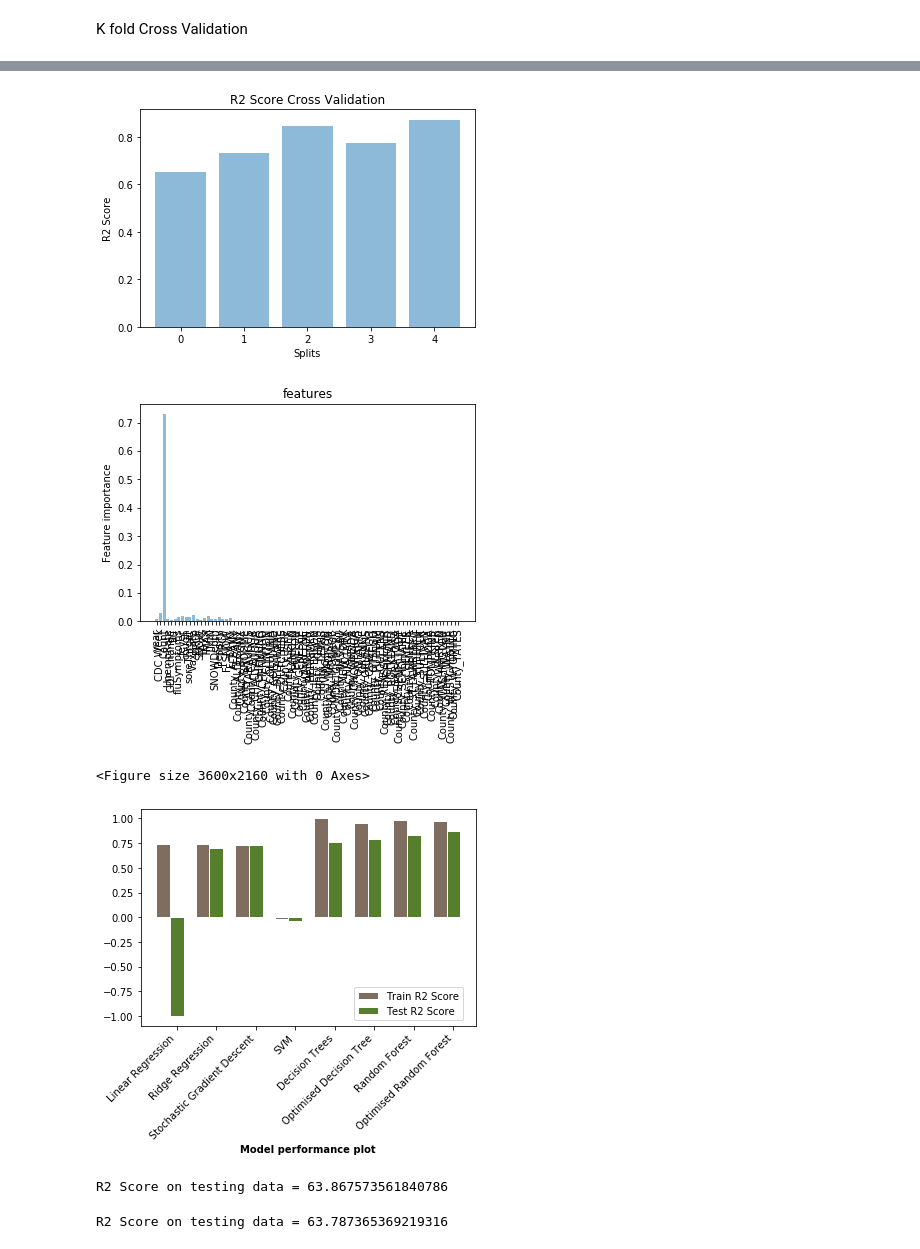
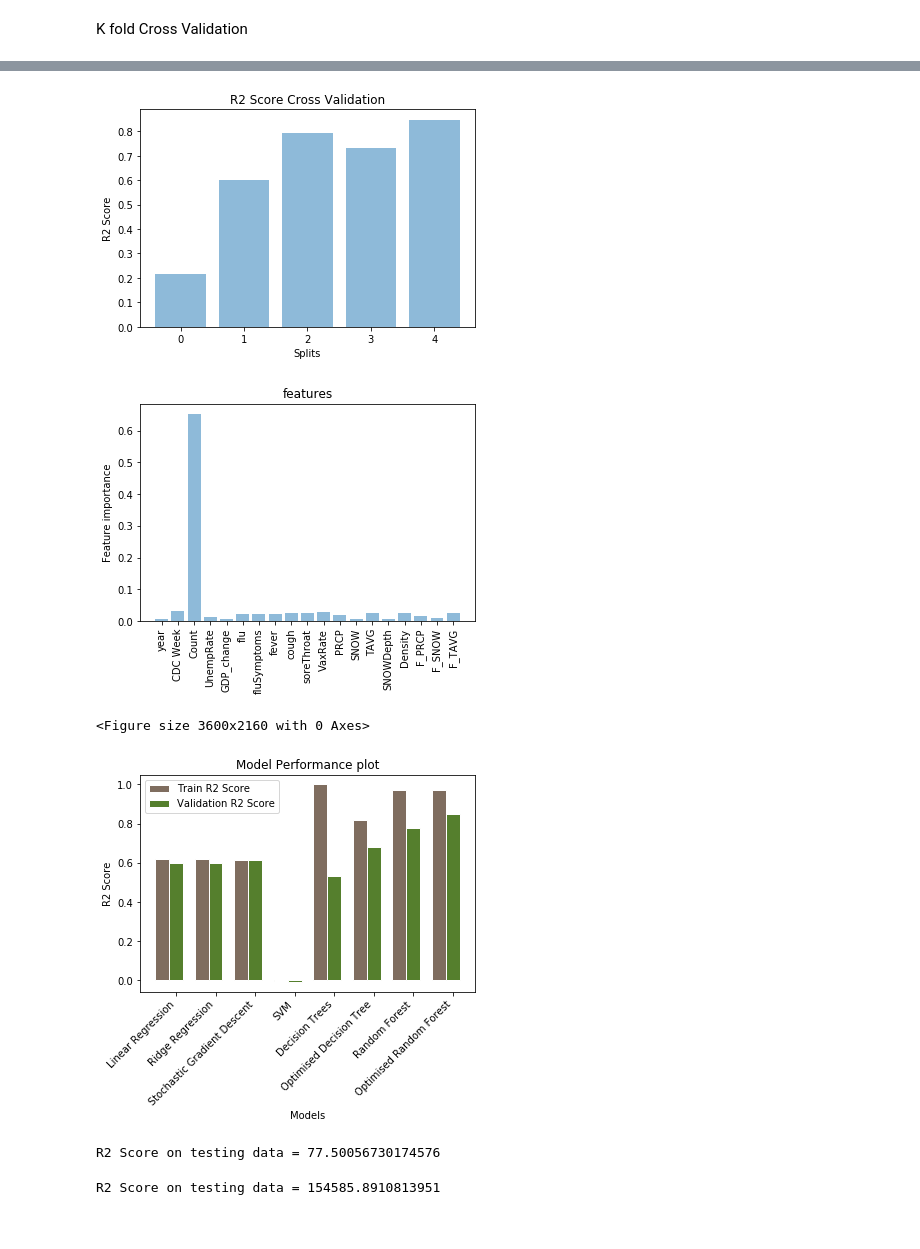
Before and after one commit to shivasanketh-rm/InfluenzaOutbreaks, a Jupyter notebook: IO_pred_model.ipynb, the cells around one changed output, grey strips where cells are left out. Drawn from its saved outputs; the diff is of its cells as text; code cells hidden in the pictures.

```diff
--- a/IO_pred_model.ipynb
+++ b/IO_pred_model.ipynb
@@ -32,7 +32,7 @@ df_master.describe()
 # %%
 columns = list(df_master.columns)
 print("Columns in dataframe = ", columns)
-columns_to_drop = ['County','FIPS', 'County Centroid', 'Disease_INFLUENZA_A','Disease_INFLUENZA_B', 'Disease_INFLUENZA_UNSPECIFIED', 'GDP', 'Population']
+columns_to_drop = ['County','FIPS', 'County Centroid', 'Disease_INFLUENZA_A','Disease_INFLUENZA_B', 'Disease_INFLUENZA_UNSPECIFIED', 'GDP', 'Population', 'TMAX', 'TMIN']
 columns = [x for x in columns if x not in columns_to_drop]
 print("columns = ", columns)
 
@@ -76,9 +76,12 @@ See the caveats in the documentation: http://pandas.pydata.org/pandas-docs/stabl
 # %%
 #Copying all the rows with year == 2018 to df_test
 
-df_test = df_master_modified.loc[df_master_modified['year'] == 2018]
+df_test = df_master_modified.loc[df_master_modified['year'] == 2017]
 print(df_master_modified.shape)
+
 #Deleting all the rows with year == 2018 from County onehot encoded master dataframe
+df_master_modified = df_master_modified.drop(list(np.where(df_master_modified['year'] == 2017)[0]))
+df_master_modified = df_master_modified.reset_index(drop=True)
 df_master_modified = df_master_modified.drop(list(np.where(df_master_modified['year'] == 2018)[0]))
 df_master_modified = df_master_modified.reset_index(drop=True)
 df_master_modified = df_master_modified.drop(list(np.where(df_master_modified['year'] == 2019)[0]))
@@ -147,14 +150,14 @@ X = X.drop(columns = [target_variable])
 y = df_master_modified[target_variable]
 
 #Divide into Training set and test set
-X_train, X_test, y_train, y_test = model_selection.train_test_split(X, y, test_size=0.2, random_state=0, shuffle = False)
+X_train, X_test, y_train, y_test = model_selection.train_test_split(X, y, test_size=0.2, random_state=0, shuffle = True)
 
 
 #Scaling
 mm_scaler = sklearn.preprocessing.MinMaxScaler()
 X_train_scaled = mm_scaler.fit_transform(X_train)
 X_test_scaled = mm_scaler.transform(X_test)
-X_test_scaled = mm_scaler.transform(X_test)
+#X_test_scaled = mm_scaler.transform(X_test)
 
 final_y_test = df_test_modified[target_variable]
 df_test_modified = df_test_modified.drop(columns = [target_variable])
@@ -165,7 +168,7 @@ Linear Regression model
 with subset of features for base modeling
 # %%
 #Divide into features and dependent variable
-sub_features = ['year', 'Count','CDC Week', 'flu' ,'fluSymptoms', 'fever', 'cough', 'soreThroat','VaxRate', 'PRCP', 'SNOW', 'TAVG', 'TMAX', 'TMIN', 'SNOWDepth', 'Density']
+sub_features = ['year','CDC Week', 'flu' ,'fluSymptoms', 'fever', 'cough', 'soreThroat','VaxRate', 'PRCP', 'SNOW', 'TAVG', 'SNOWDepth', 'Density']
 X_sub = df_master_modified[sub_features]
 y_sub = df_master_modified[target_variable]
 
@@ -549,7 +553,7 @@ plt.title('R2 Score Cross Validation')
 
 plt.show()
 # %% [output]
-[figure, old version]
+[figure, new version]
 # %%
 extended_feature_importance = model_rf.feature_importances_
 
@@ -569,43 +573,49 @@ plt.figure(figsize=(50,30))
 
 plt.show()
 # %% [output]
-[figure, old version]
+[figure, new version]
 <Figure size 3600x2160 with 0 Axes>
 # %%
 extended_model_scores = {
     "Linear Regression": [regr_test_score, regr_train_score],
     "Ridge Regression" : [ridge_test_score, ridge_train_score],
     "Stochastic Gradient Descent": [sgd_test_score, sgd_test_score],
     "SVM": [svm_test_score, svm_train_score],
     "Decision Trees": [dt_test_score, dt_train_score],
     "Optimised Decision Tree": [optim_dt_test_score, optim_dt_train_score],
     "Random Forest": [rf_test_score, rf_train_score],
     "Optimised Random Forest" : [best_r2_test ,best_r2_train]}
 
 barWidth = 0.35
 
 r1 = np.arange(len(extended_model_scores.keys()))
 r2 = [x + barWidth for x in r1]
 
 plt.bar(r1, [value[1] for key, value in extended_model_scores.items()], color='#7f6d5f', width=barWidth, edgecolor='white', label='Train R2 Score')
-plt.bar(r2, [max(value[0],-1) for key, value in extended_model_scores.items()], color='#557f2d', width=barWidth, edgecolor='white', label='Test R2 Score')
+plt.bar(r2, [max(value[0],-1) for key, value in extended_model_scores.items()], color='#557f2d', width=barWidth, edgecolor='white', label='Validation R2 Score')
 
-plt.xlabel('Model performance plot', fontweight='bold')
+plt.title("Model Performance plot")
+plt.xlabel('Models')
 plt.xticks([r + barWidth for r in range(len(extended_model_scores.keys()))], [key for key, value in extended_model_scores.items()], rotation = 45, ha = 'right')
+plt.ylabel('R2 Score')
+plt.legend()#loc=9, bbox_to_anchor=(0.8,0.2))
+#plt.figure(figsize=(50,30))
+#plt.tight_layout()
+plt.savefig("model_performance.jpg", dpi= 200, pad_inches = 100)#, bbox_inches = 20)
 
-plt.legend(loc=9, bbox_to_anchor=(0.8,0.2))
 plt.show()
 # %% [output]
-[figure, old version]
+[figure, new version]
 # %%
 y_pred = best_split_model.predict(final_x_test_scaled)
 Test_r2_score_final = metrics.r2_score(final_y_test, y_pred)
 print("R2 Score on testing data = {}" .format(Test_r2_score_final * 100))
 # %% [output]
-R2 Score on testing data = 63.867573561840786
+R2 Score on testing data = 77.50056730174576
 # %%
 y_pred = model_regr.predict(final_x_test_scaled)
 Test_r2_score_final = metrics.r2_score(final_y_test, y_pred)
-print("R2 Score on testing data = {}" .format(Test_r2_score_final * 100))
+Test_r2_score_final_mse = metrics.mean_squared_error(final_y_test, y_pred)
+print("R2 Score on testing data = {}" .format(Test_r2_score_final_mse * 100))
 # %% [output]
-R2 Score on testing data = 63.787365369219316
+R2 Score on testing data = 154585.8910813951
```
Also changed, not shown: parts of 18 cells of this notebook.
